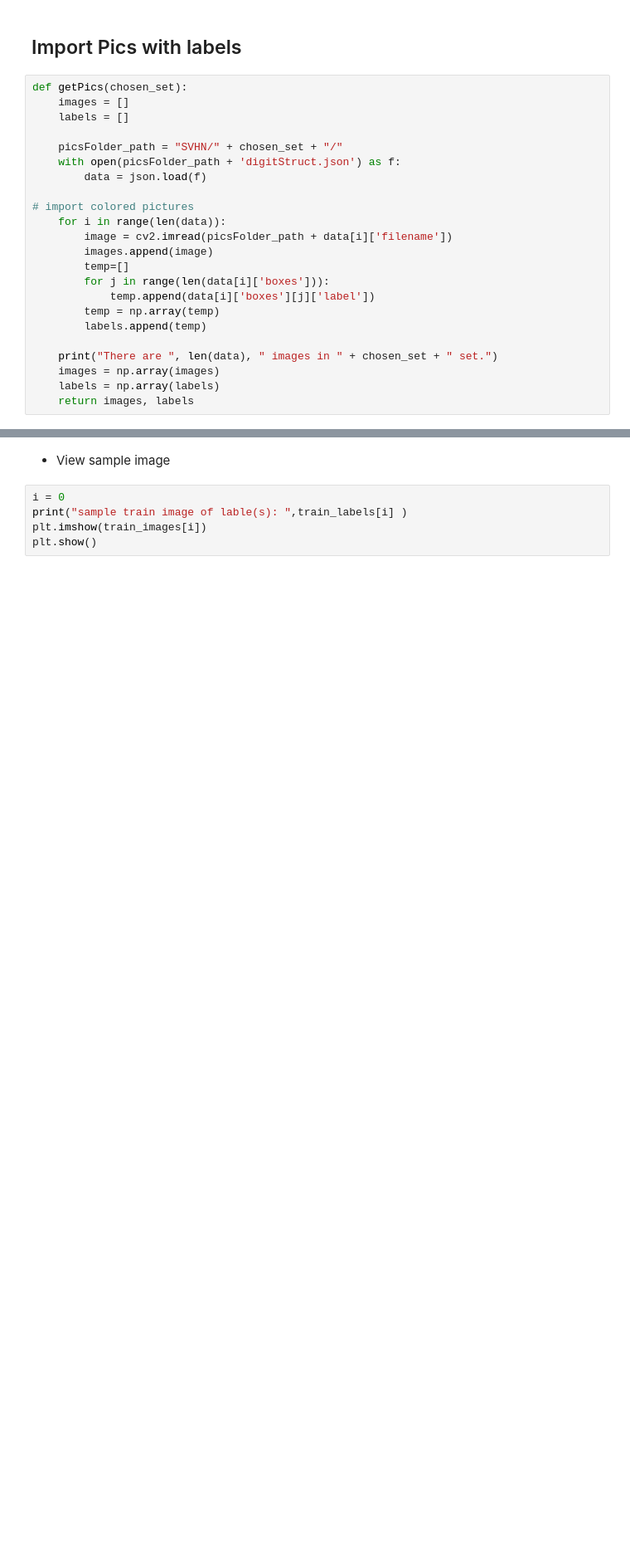
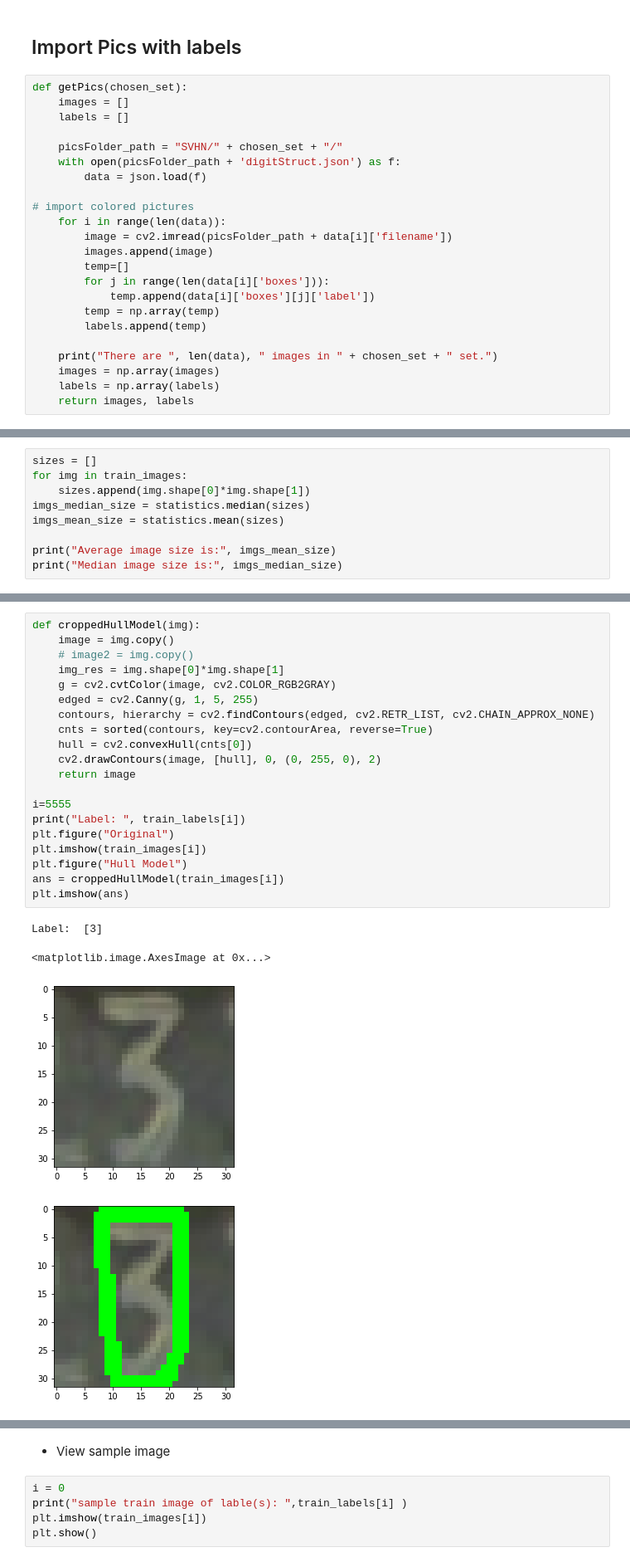
Before and after one commit to youssefg7/CSE483-Major-Task, a Jupyter notebook: trial-youssef.ipynb, the cells around one changed output, grey strips where cells are left out. Shown at 83% size. Saved outputs shown, nothing was run; the diff lists cells and outputs as text; blank space fills up the shorter version.

```diff
--- a/trial-youssef.ipynb
+++ b/trial-youssef.ipynb
@@ -85,0 +108,9 @@ There are  33402  images in train set.
+# %%
+sizes = []
+for img in train_images:
+    sizes.append(img.shape[0]*img.shape[1])
+imgs_median_size = statistics.median(sizes)
+imgs_mean_size = statistics.mean(sizes)
+
+print("Average image size is:", imgs_mean_size)
+print("Median image size is:", imgs_median_size)
@@ -85,0 +122,25 @@ There are  33402  images in train set.
+# %%
+def croppedHullModel(img):
+    image = img.copy()
+    # image2 = img.copy()
+    img_res = img.shape[0]*img.shape[1]
+    g = cv2.cvtColor(image, cv2.COLOR_RGB2GRAY)
+    edged = cv2.Canny(g, 1, 5, 255)
+    contours, hierarchy = cv2.findContours(edged, cv2.RETR_LIST, cv2.CHAIN_APPROX_NONE)
+    cnts = sorted(contours, key=cv2.contourArea, reverse=True)
+    hull = cv2.convexHull(cnts[0])
+    cv2.drawContours(image, [hull], 0, (0, 255, 0), 2)
+    return image
+
+i=5555
+print("Label: ", train_labels[i])
+plt.figure("Original")
+plt.imshow(train_images[i])
+plt.figure("Hull Model")
+ans = croppedHullModel(train_images[i])
+plt.imshow(ans)
+# %% [output]
+Label:  [3]
+<matplotlib.image.AxesImage at 0x...>
+[figure, added]
+[figure, added]
```
Also changed, not shown: parts of 14 cells of this notebook.
